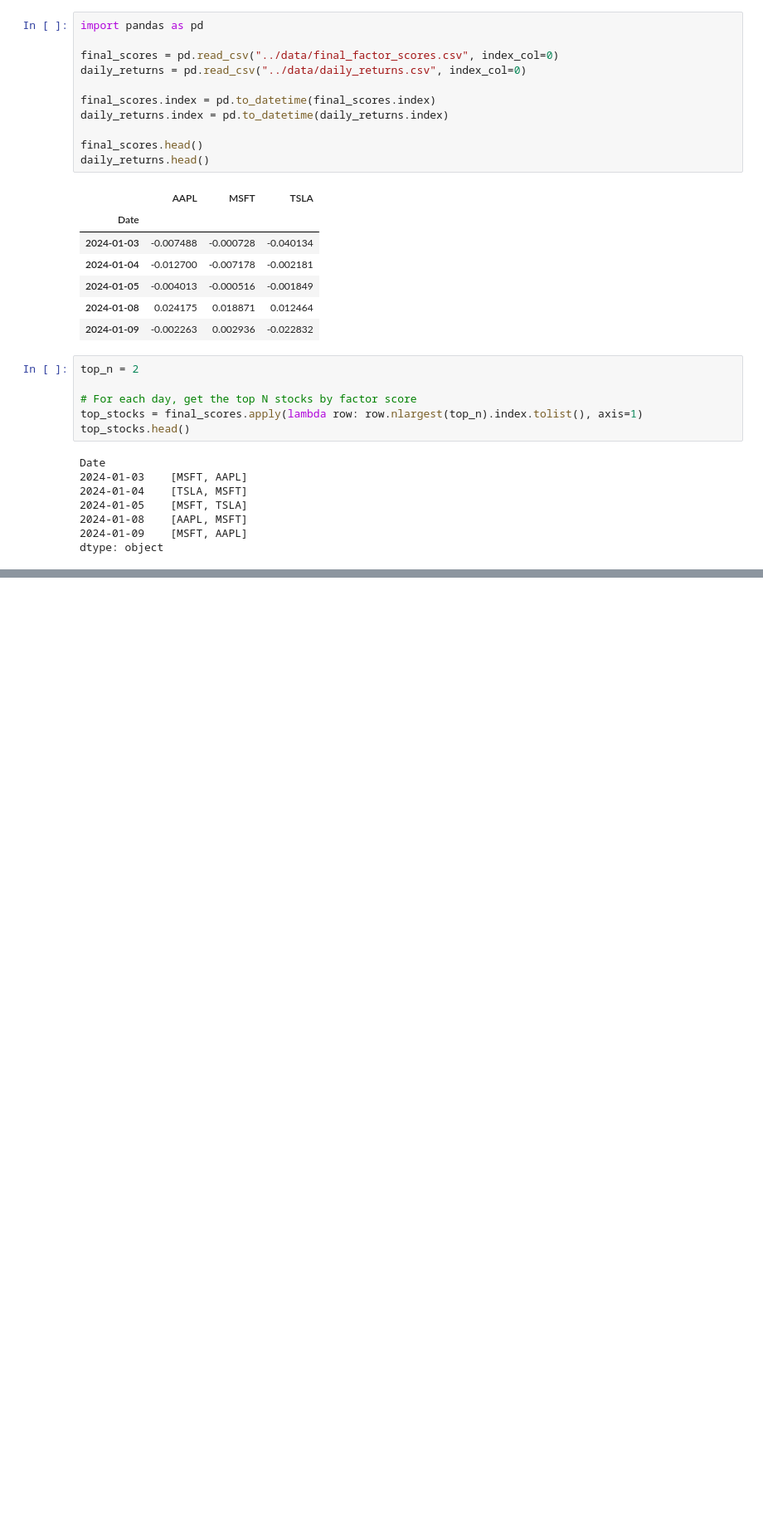
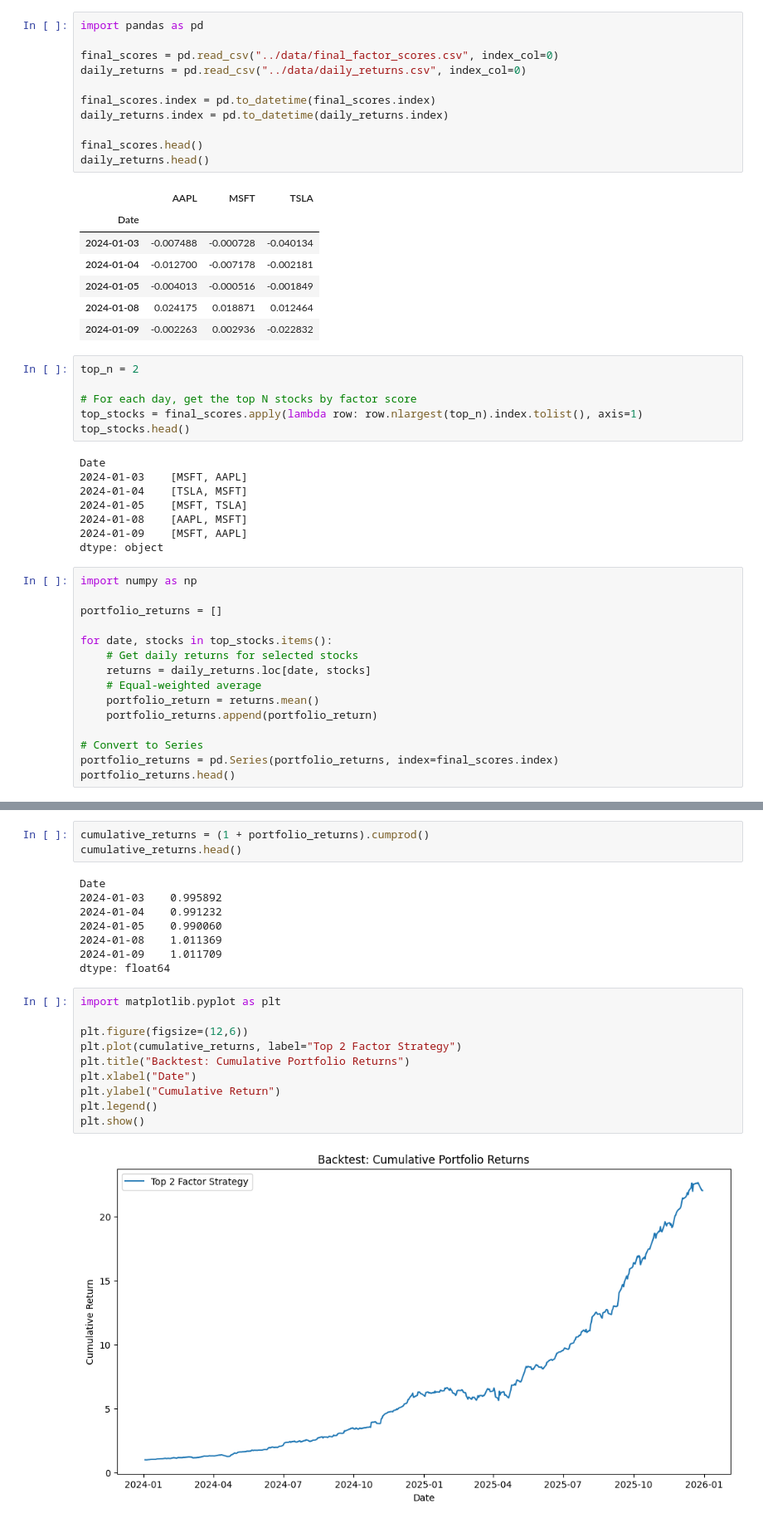
Before and after one commit to aminaboualizade-a11y/equity-factor-model, a Jupyter notebook: notebooks/03_backtest.ipynb, the cells around one changed output, grey strips where cells are left out. Shown: that part at 83% size. Cells and saved outputs as stored; diff of their text form; blank space fills up the shorter version.

```diff
--- a/notebooks/03_backtest.ipynb
+++ b/notebooks/03_backtest.ipynb
@@ -31,3 +31,18 @@ Date
 2024-01-08    [AAPL, MSFT]
 2024-01-09    [MSFT, AAPL]
 dtype: object
+# %%
+import numpy as np
+
+portfolio_returns = []
+
+for date, stocks in top_stocks.items():
+    # Get daily returns for selected stocks
+    returns = daily_returns.loc[date, stocks]
+    # Equal-weighted average
+    portfolio_return = returns.mean()
+    portfolio_returns.append(portfolio_return)
+
+# Convert to Series
+portfolio_returns = pd.Series(portfolio_returns, index=final_scores.index)
+portfolio_returns.head()
@@ -33,0 +57,23 @@ dtype: object
+# %%
+cumulative_returns = (1 + portfolio_returns).cumprod()
+cumulative_returns.head()
+# %% [output]
+Date
+2024-01-03    0.995892
+2024-01-04    0.991232
+2024-01-05    0.990060
+2024-01-08    1.011369
+2024-01-09    1.011709
+dtype: float64
+# %%
+import matplotlib.pyplot as plt
+
+plt.figure(figsize=(12,6))
+plt.plot(cumulative_returns, label="Top 2 Factor Strategy")
+plt.title("Backtest: Cumulative Portfolio Returns")
+plt.xlabel("Date")
+plt.ylabel("Cumulative Return")
+plt.legend()
+plt.show()
+# %% [output]
+[figure, added]
```
Also changed, not shown: parts of 2 cells of this notebook, 3 other files.
